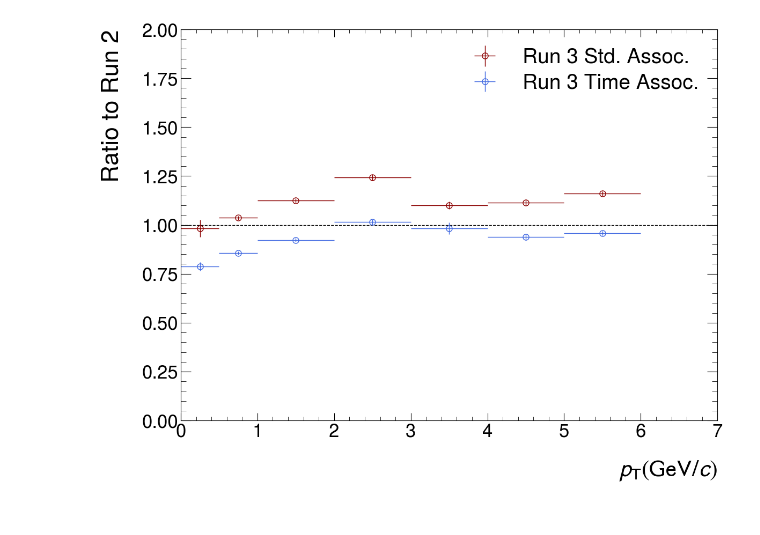
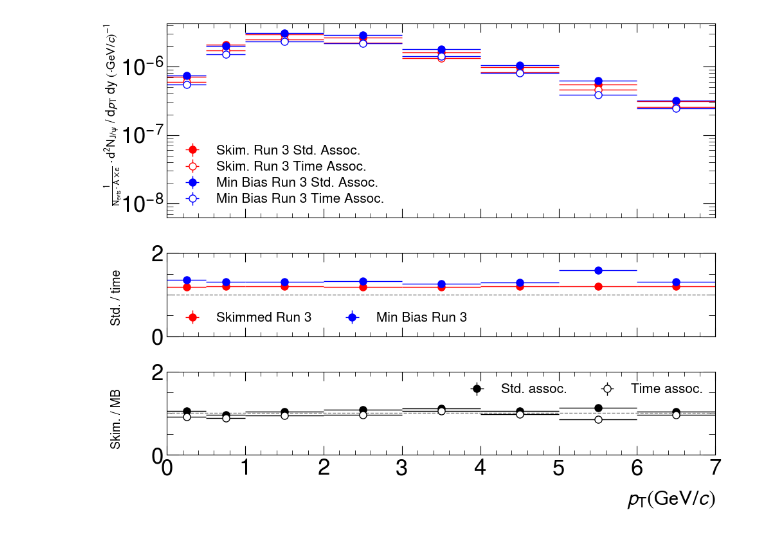
Before and after one commit to lucamicheletti93/dq_run3_analyses, a Jupyter notebook: charmonia_cross_section_pp/cross_section.ipynb, the cells around one changed output. Cells and saved outputs as stored; diff of their text form; code cells hidden in the pictures.

```diff
--- a/charmonia_cross_section_pp/cross_section.ipynb
+++ b/charmonia_cross_section_pp/cross_section.ipynb
@@ -143,24 +256,0 @@ plt.show()
-# %%
-ratioRun3StdAssocToRun2VsPt = crossSectionStdAssocVsPt[:7] / crossSectionRun2VsPt[:7]
-statRatioRun3StdAssocToRun2VsPt = ratioRun3StdAssocToRun2VsPt * (statCrossSectionStdAssocVsPt[:7] / crossSectionStdAssocVsPt[:7])
-ratioRun3TimeAssocToRun2VsPt = crossSectionTimeAssocVsPt[:7] / crossSectionRun2VsPt[:7]
-statRatioRun3TimeAssocToRun2VsPt = ratioRun3TimeAssocToRun2VsPt * (statCrossSectionTimeAssocVsPt[:7] / crossSectionTimeAssocVsPt[:7])
-
-# Grafico con barre di errore
-plt.errorbar(ptStdAssoc[:7], ratioRun3StdAssocToRun2VsPt, xerr=errPtStdAssoc[:7], yerr=statRatioRun3StdAssocToRun2VsPt, fmt='o', color='darkred', ecolor='darkred', markerfacecolor='none', markersize=8, label=r'Run 3 Std. Assoc.')
-plt.errorbar(ptTimeAssoc[:7], ratioRun3TimeAssocToRun2VsPt, xerr=errPtTimeAssoc[:7], yerr=statRatioRun3TimeAssocToRun2VsPt, fmt='o', color='royalblue', ecolor='royalblue', markerfacecolor='none', markersize=8, label=r'Run 3 Time Assoc.')
-
-# Personalizzazione
-plt.xlabel(r'$\it{p}_{\rm{T}} (\rm{GeV}/\it{c})$')
-plt.ylabel(r'Ratio to Run 2')
-plt.xlim(0, 7)
-plt.ylim(0, 2)
-plt.legend()
-plt.grid(False)
-plt.tight_layout()
-plt.axhline(y=1., color='black', linestyle='--')
-
-# Mostrare il grafico
-plt.show()
-# %% [output]
-[figure, removed]
@@ -166,0 +287,56 @@ plt.show()
+# %%
+##############################################################
+# Raw yield normalized and Axe corr. to the number of events #
+##############################################################
+ratioNormCorrRun3SkimmedStdAssocToTimeAssocVsPt = rawYieldNormCorrSkimmedStdAssocVsPt / rawYieldNormCorrSkimmedTimeAssocVsPt
+statRatioNormCorrRun3SkimmedStdAssocToTimeAssocVsPt = rawYieldNormCorrSkimmedStdAssocVsPt * 0.
+
+ratioNormCorrRun3MinBiasStdAssocToTimeAssocVsPt = rawYieldNormCorrMinBiasStdAssocVsPt / rawYieldNormCorrMinBiasTimeAssocVsPt
+statRatioNormCorrRun3MinBiasStdAssocToTimeAssocVsPt = rawYieldNormCorrMinBiasStdAssocVsPt * 0.
+
+ratioNormCorrRun3MinBiasStdAssocToSkimmedStdAssocVsPt = rawYieldNormCorrMinBiasStdAssocVsPt / rawYieldNormCorrSkimmedStdAssocVsPt
+statRatioNormCorrRun3MinBiasStdAssocToSkimmedStdAssocVsPt = rawYieldNormCorrMinBiasStdAssocVsPt * 0.
+
+ratioNormCorrRun3MinBiasTimeAssocToSkimmedTimeAssocVsPt = rawYieldNormCorrMinBiasTimeAssocVsPt / rawYieldNormCorrSkimmedTimeAssocVsPt
+statRatioNormCorrRun3MinBiasTimeAssocToSkimmedTimeAssocVsPt = rawYieldNormCorrMinBiasTimeAssocVsPt * 0.
+
+fig, axes = plt.subplots(3, 1, figsize=(10, 8), gridspec_kw={'height_ratios': [7, 3, 3]})
+axes[0].set_ylabel(r'$\frac{1}{N_{evts} \cdot A\times\varepsilon} \cdot d^{2}N_{\rm{J}/\psi}$ / d$\it{p}_{\rm{T}}$ dy $(\rm{\cdot GeV}/\it{c})^{-1}$', fontsize=14, labelpad=10)
+axes[0].yaxis.set_label_coords(-0.08, 1.)
+axes[0].set_yscale('log')
+#axes[0].set_ylim(1, 3e2)
+axes[0].set_xlim(0, 7)
+axes[0].tick_params(axis='x', labelbottom=False)
+axes[0].errorbar(ptSkimmedStdAssoc, rawYieldNormCorrSkimmedStdAssocVsPt, xerr=errPtSkimmedStdAssoc, yerr=statRawYieldNormCorrSkimmedStdAssocVsPt, fmt='o', color='red', ecolor='red', markerfacecolor='red', markersize=8, label=r'Skim. Run 3 Std. Assoc.')
+axes[0].errorbar(ptSkimmedTimeAssoc, rawYieldNormCorrSkimmedTimeAssocVsPt, xerr=errPtSkimmedTimeAssoc, yerr=statRawYieldNormCorrSkimmedTimeAssocVsPt, fmt='o', color='red', ecolor='red', markerfacecolor='white', markersize=8, label=r'Skim. Run 3 Time Assoc.')
+axes[0].errorbar(ptMinBiasStdAssoc, rawYieldNormCorrMinBiasStdAssocVsPt, xerr=errPtMinBiasStdAssoc, yerr=statRawYieldNormCorrMinBiasStdAssocVsPt, fmt='o', color='blue', ecolor='blue', markerfacecolor='blue', markersize=8, label=r'Min Bias Run 3 Std. Assoc.')
+axes[0].errorbar(ptMinBiasTimeAssoc, rawYieldNormCorrMinBiasTimeAssocVsPt, xerr=errPtMinBiasTimeAssoc, yerr=statRawYieldNormCorrMinBiasTimeAssocVsPt, fmt='o', color='blue', ecolor='blue', markerfacecolor='white', markersize=8, label=r'Min Bias Run 3 Time Assoc.')
+axes[0].legend(fontsize=15)
+
+axes[1].set_ylabel(r'Std. / time', fontsize=14, labelpad=10)
+axes[1].yaxis.set_label_coords(-0.08, 0.8)
+axes[1].set_xlim(0, 7)
+axes[1].set_ylim(0, 2)
+axes[1].tick_params(axis='x', labelbottom=False)
+axes[1].grid(False)
+axes[1].errorbar(ptSkimmedStdAssoc, ratioNormCorrRun3SkimmedStdAssocToTimeAssocVsPt, xerr=errPtSkimmedStdAssoc, yerr=statRatioNormCorrRun3SkimmedStdAssocToTimeAssocVsPt, fmt='o', color='red', ecolor='red', markerfacecolor='red', markersize=8, label=r'Skimmed Run 3')
+axes[1].errorbar(ptSkimmedStdAssoc, ratioNormCorrRun3MinBiasStdAssocToTimeAssocVsPt, xerr=errPtSkimmedStdAssoc, yerr=statRatioNormCorrRun3MinBiasStdAssocToTimeAssocVsPt, fmt='o', color='blue', ecolor='blue', markerfacecolor='blue', markersize=8, label=r'Min Bias Run 3')
+axes[1].axhline(1, color='gray', linestyle='--', linewidth=1)
+axes[1].legend(fontsize=15, ncol=2)
+
+axes[2].set_xlabel(r'$\it{p}_{\rm{T}} (\rm{GeV}/\it{c})$', fontsize=24, labelpad=10)
+axes[2].set_ylabel(r'Skim. / MB', fontsize=14, labelpad=10)
+axes[2].yaxis.set_label_coords(-0.08, 0.8)
+axes[2].set_xlim(0, 7)
+axes[2].set_ylim(0, 2)
+axes[2].tick_params(axis='x', labelbottom=True)
+axes[2].grid(False)
+axes[2].errorbar(ptSkimmedStdAssoc, ratioNormCorrRun3MinBiasStdAssocToSkimmedStdAssocVsPt, xerr=errPtSkimmedStdAssoc, yerr=statRatioNormCorrRun3MinBiasStdAssocToSkimmedStdAssocVsPt, fmt='o', color='black', ecolor='black', markerfacecolor='black', markersize=8, label=r'Std. assoc.')
+axes[2].errorbar(ptSkimmedStdAssoc, ratioNormCorrRun3MinBiasTimeAssocToSkimmedTimeAssocVsPt, xerr=errPtSkimmedStdAssoc, yerr=statRatioNormCorrRun3MinBiasTimeAssocToSkimmedTimeAssocVsPt, fmt='o', color='black', ecolor='black', markerfacecolor='white', markersize=8, label=r'Time assoc.')
+axes[2].axhline(1, color='gray', linestyle='--', linewidth=1)
+axes[2].legend(fontsize=15, ncol=2)
+
+plt.tight_layout()
+plt.show()
+# %% [output]
+[figure, added]
```
Also changed, not shown: parts of 13 cells of this notebook, 2 other files.
